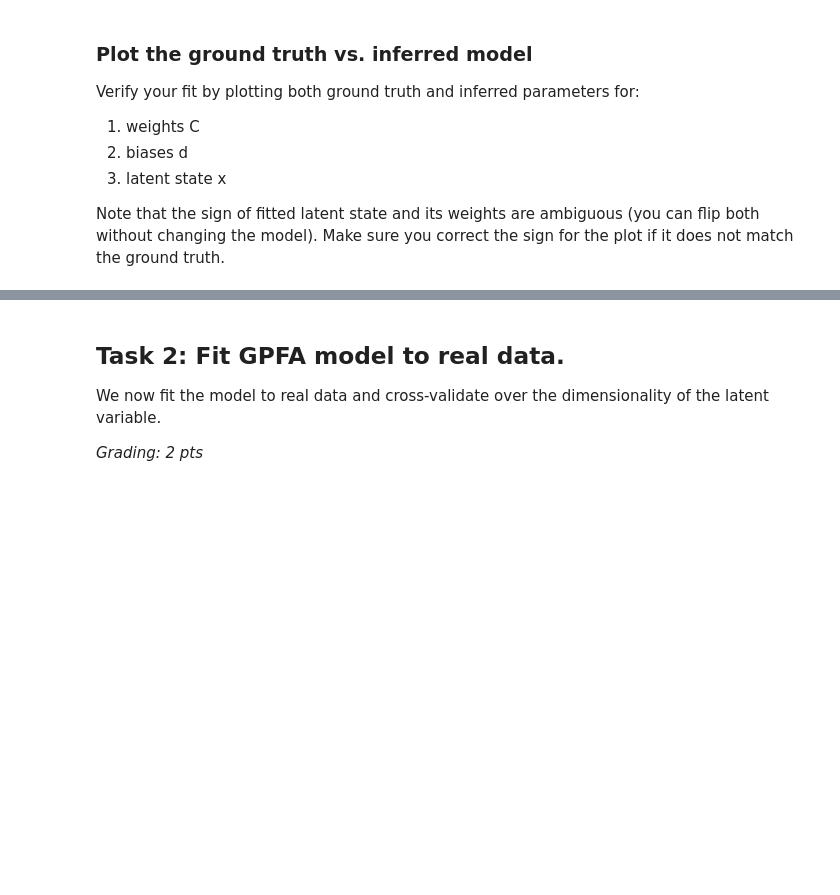
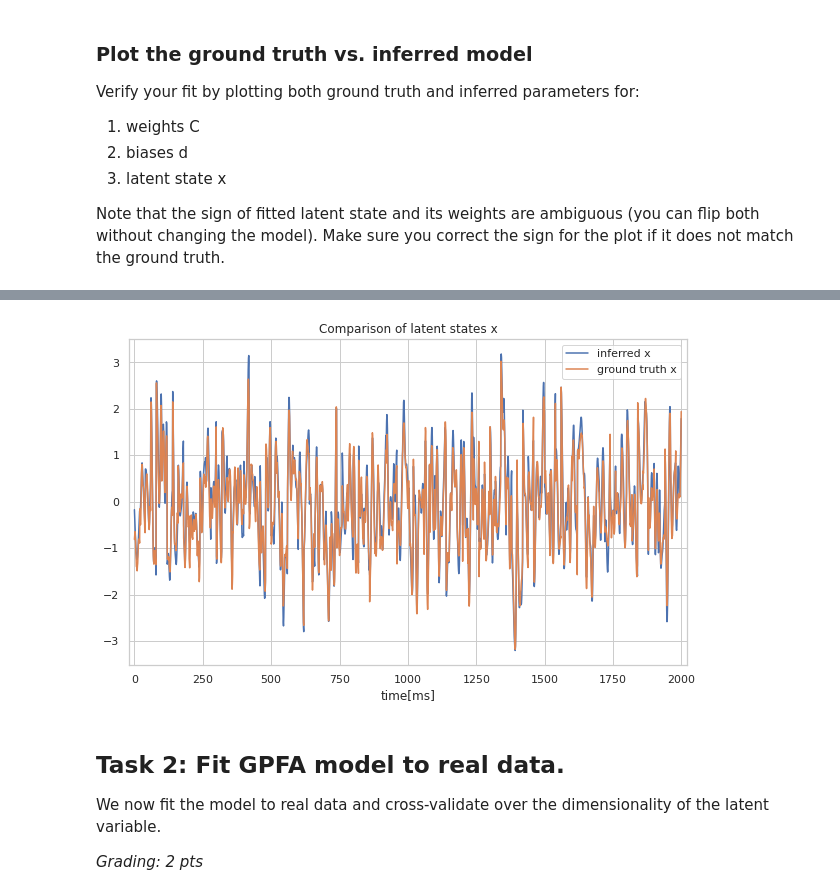
Before and after one commit to Vanessa-Ts/neuralDS, a Jupyter notebook: Ex8/notebooks/CodingLab8.ipynb, the cells around one changed output, grey strips where cells are left out. Drawn from its saved outputs; the diff is of its cells as text; code cells hidden in the pictures; blank space fills up the shorter version.

```diff
--- a/Ex8/notebooks/CodingLab8.ipynb
+++ b/Ex8/notebooks/CodingLab8.ipynb
@@ -158,3 +206,17 @@ x_true = allTrialsX(training_set)
+# %%
+# ------------------------------------------------------
+# Plot ground truth and inferred latent states `x` (1pt)
+# ------------------------------------------------------
+plt.figure(figsize=(10,6))
+plt.plot(x_est.T, label='inferred x')
+plt.plot(-x_true.T, label='ground truth x')
+plt.title('Comparison of latent states x')
+plt.xlim(-20,2020)
+plt.xlabel('time[ms]')
+plt.legend()
+plt.grid()
+# %% [output]
+[figure, added]
 # %% [markdown]
 ## Task 2: Fit GPFA model to real data.
 
```
Also changed, not shown: parts of 8 cells of this notebook.
